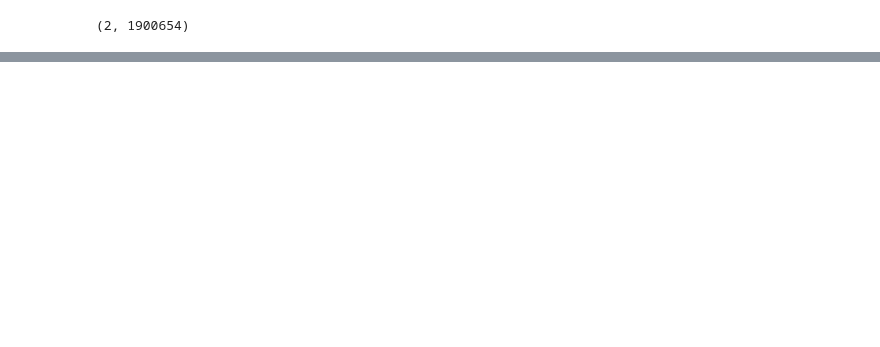
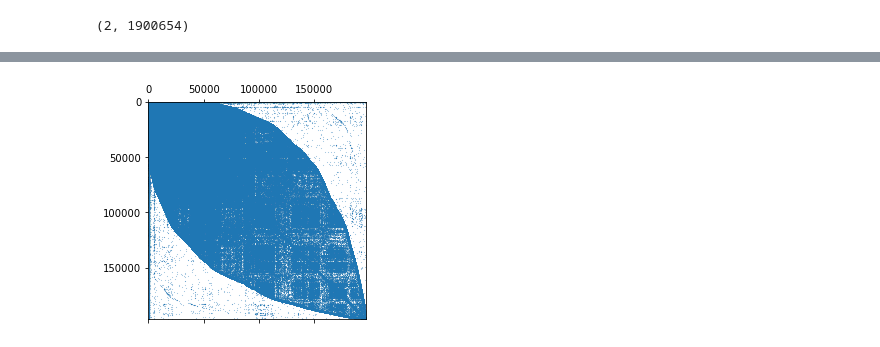
Before and after one commit to denisuzhva/ML_task4, a Jupyter notebook: Src/Parsing/DataVisualizer.ipynb, the cells around one changed output, grey strips where cells are left out. Saved outputs shown, nothing was run; the diff lists cells and outputs as text; code cells hidden in the pictures; blank space fills up the shorter version.

```diff
--- a/Src/Parsing/DataVisualizer.ipynb
+++ b/Src/Parsing/DataVisualizer.ipynb
@@ -17,0 +19,7 @@ plt.show()
+# %%
+s_mat = sp.load_npz('../../Dataset/adj_mat.npz')
+# %%
+plt.spy(s_mat, markersize=0.1)
+plt.show()
+# %% [output]
+[figure, added]
```
Also changed, not shown: parts of 5 cells of this notebook, 9 other files.
